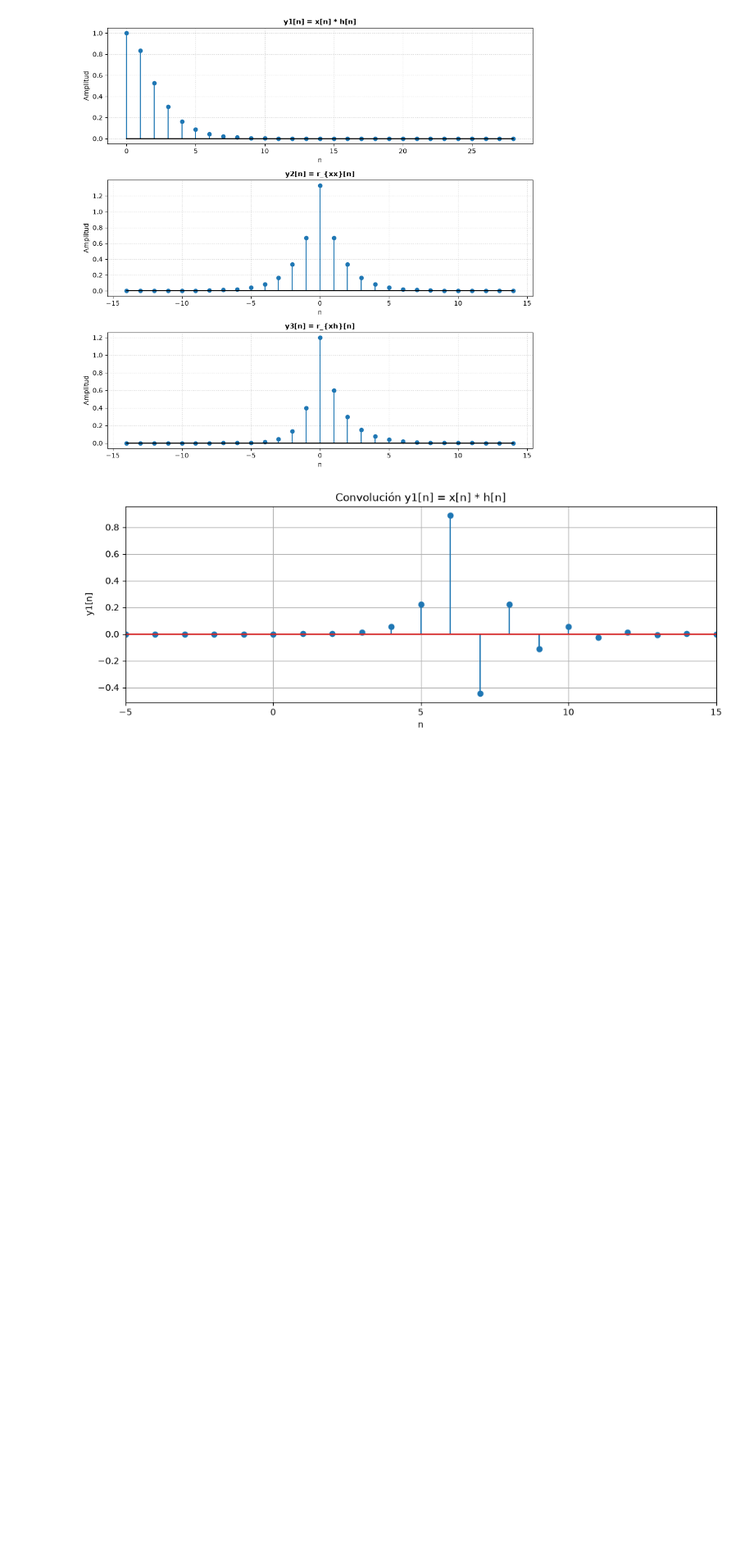
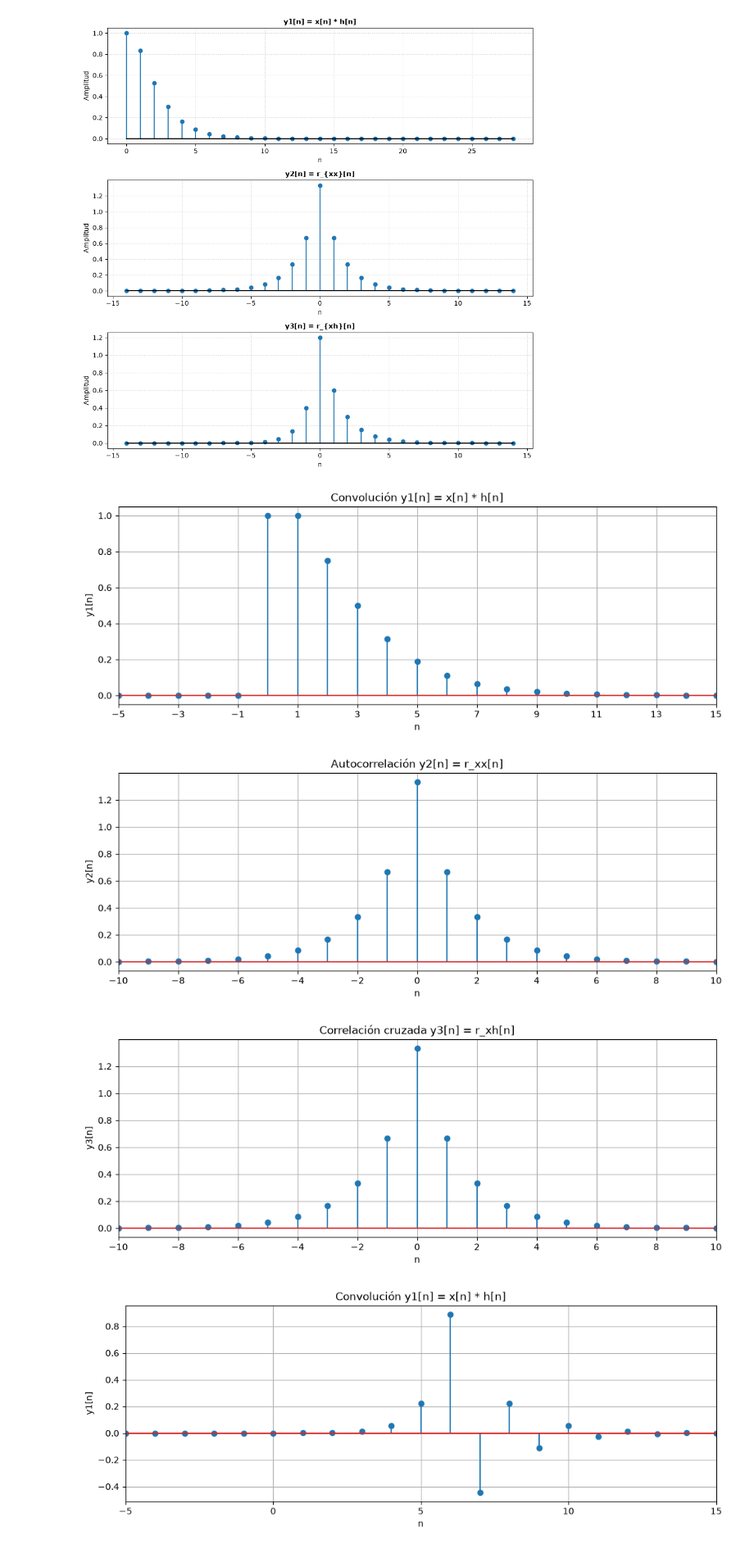
Before and after one commit to JulioOZ-cmyk/Procesamiento-de-senales, a Jupyter notebook: notebooks/Lab2.ipynb, the cells around one changed output. Shown at 82% size. Saved outputs shown, nothing was run; the diff lists cells and outputs as text; code cells hidden in the pictures; blank space fills up the shorter version.

```diff
--- a/notebooks/Lab2.ipynb
+++ b/notebooks/Lab2.ipynb
@@ -148,6 +148,60 @@ plt.show()
 [figure]
 # %%
 #d
+import matplotlib.pyplot as plt
+import numpy as np
+
+def u(n):
+    return (n >= 0).astype(int)
+
+a = 0.5
+n = np.arange(-10, 15)
+
+x = (a**n) * u(n)
+h = (a**n) * u(n)
+
+y1 = np.convolve(x, h)
+n_y1 = np.arange(n[0] + n[0], n[-1] + n[-1] + 1)
+
+plt.figure(figsize=(12, 4))
+plt.stem(n_y1, y1)
+plt.xlabel("n")
+plt.ylabel("y1[n]")
+plt.title("Convolución y1[n] = x[n] * h[n]")
+plt.xlim(-5, 15)
+plt.xticks(np.arange(-5, 16, 2))
+plt.grid(True)
+plt.show()
+
+y2 = np.correlate(x, x, mode="full")
+l_y2 = np.arange(-(len(x) - 1), len(x))
+
+plt.figure(figsize=(12, 4))
+plt.stem(l_y2, y2)
+plt.xlabel("n")
+plt.ylabel("y2[n]")
+plt.title("Autocorrelación y2[n] = r_xx[n]")
+plt.xlim(-10, 10)
+plt.xticks(np.arange(-10, 11, 2))
+plt.grid(True)
+plt.show()
+
+y3 = np.correlate(x, h, mode="full")
+l_y3 = np.arange(-(len(h) - 1), len(x))
+
+plt.figure(figsize=(12, 4))
+plt.stem(l_y3, y3)
+plt.xlabel("n")
+plt.ylabel("y3[n]")
+plt.title("Correlación cruzada y3[n] = r_xh[n]")
+plt.xlim(-10, 10)
+plt.xticks(np.arange(-10, 11, 2))
+plt.grid(True)
+plt.show()
+# %% [output]
+[figure, added]
+[figure, added]
+[figure, added]
 # %%
 #e
 import matplotlib.pyplot as plt
```
